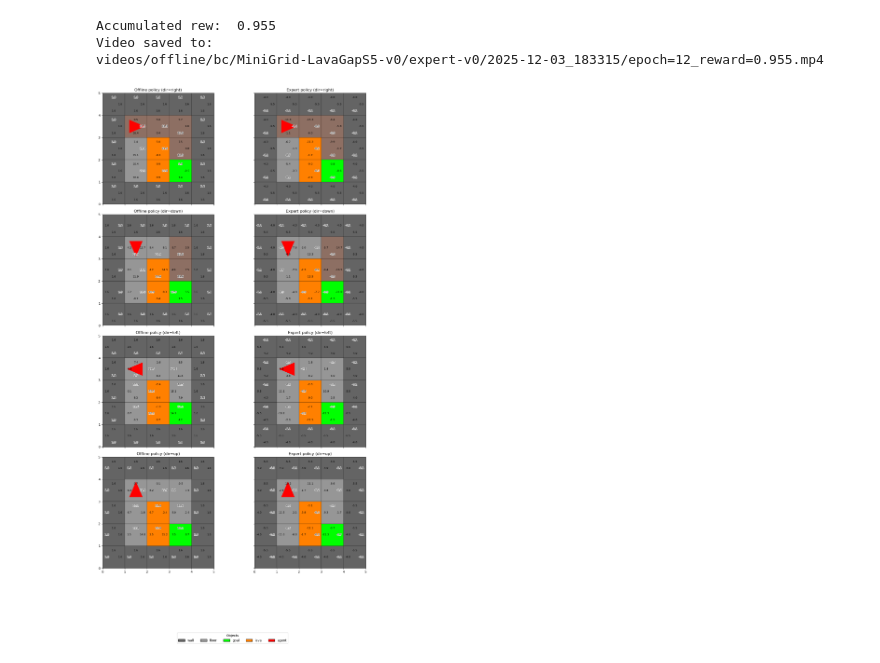
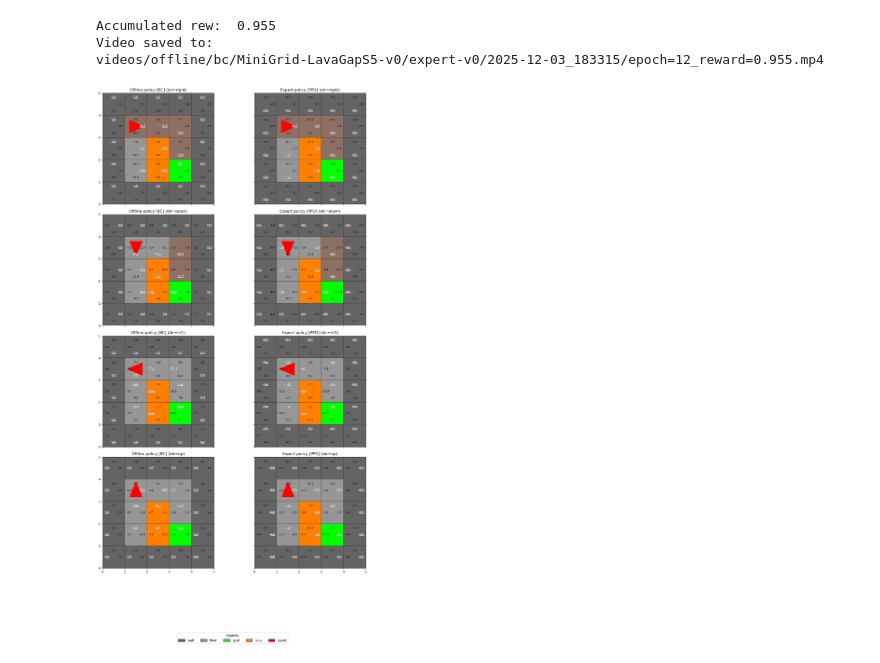
Before and after one commit to tony-pitchblack/CORL, a Jupyter notebook: bc_discrete.ipynb, the cells around one changed output. Drawn from its saved outputs; the diff is of its cells as text; code cells hidden in the pictures.

```diff
--- a/bc_discrete.ipynb
+++ b/bc_discrete.ipynb
@@ -658,7 +658,7 @@ for row, d in enumerate(dirs):
         ax_off,
         offline_grids[d],
         d,
-        f"Offline policy (dir={dir_names[d]})",
+        f"Offline policy [BC] (dir={dir_names[d]})",
         cmap,
         norm,
         OFFLINE_ACTIONS_TO_VIS,
@@ -668,37 +668,37 @@ for row, d in enumerate(dirs):
         ax_exp,
         expert_grids[d],
         d,
-        f"Expert policy (dir={dir_names[d]})",
+        f"Expert policy [PPO] (dir={dir_names[d]})",
         cmap,
         norm,
         EXPERT_ACTIONS_TO_VIS,
         freq_grid,
     )
 
 sm = plt.cm.ScalarMappable(norm=norm, cmap=cmap)
 
 if OVERLAY_ALPHA_QVALUES > 0:
     plt.tight_layout(rect=[0, 0.12, 0.9, 1])
     cax = fig.add_axes([0.92, 0.15, 0.015, 0.7])
     fig.colorbar(sm, cax=cax, label="score")
 else:
     plt.tight_layout(rect=[0, 0.12, 1, 1])
 
 legend_handles = [
     Patch(facecolor=OBJECT_TO_COLOR["wall"],  edgecolor="k", label="wall"),
     Patch(facecolor=OBJECT_TO_COLOR["floor"], edgecolor="k", label="floor"),
     Patch(facecolor=OBJECT_TO_COLOR["goal"],  edgecolor="k", label="goal"),
     Patch(facecolor=OBJECT_TO_COLOR["lava"],  edgecolor="k", label="lava"),
     Patch(facecolor=OBJECT_TO_COLOR["agent"], edgecolor="k", label="agent"),
 ]
 
 fig.legend(
     handles=legend_handles,
     loc="lower center",
     ncol=len(legend_handles),
     title="Objects",
 )
 
 plt.show()
 # %% [output]
-[figure, old version]
+[figure, new version]
```
